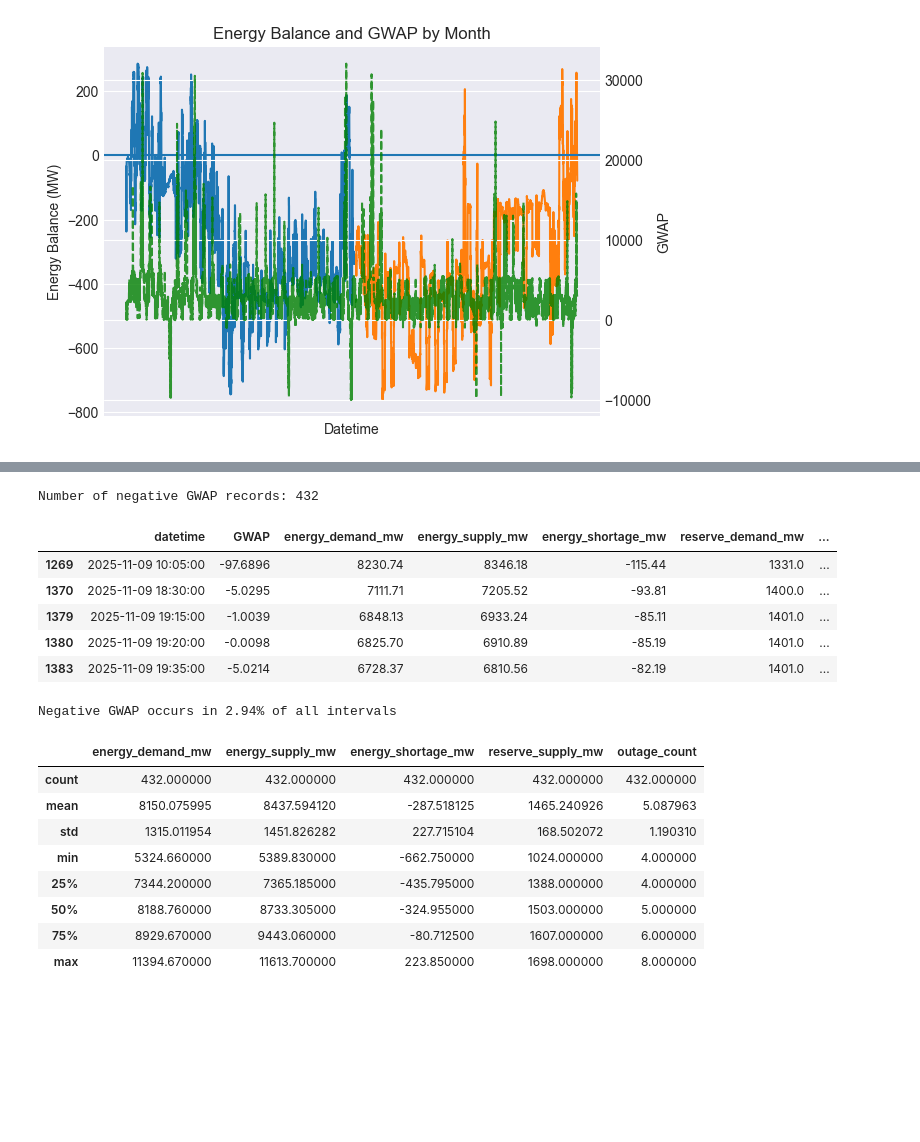
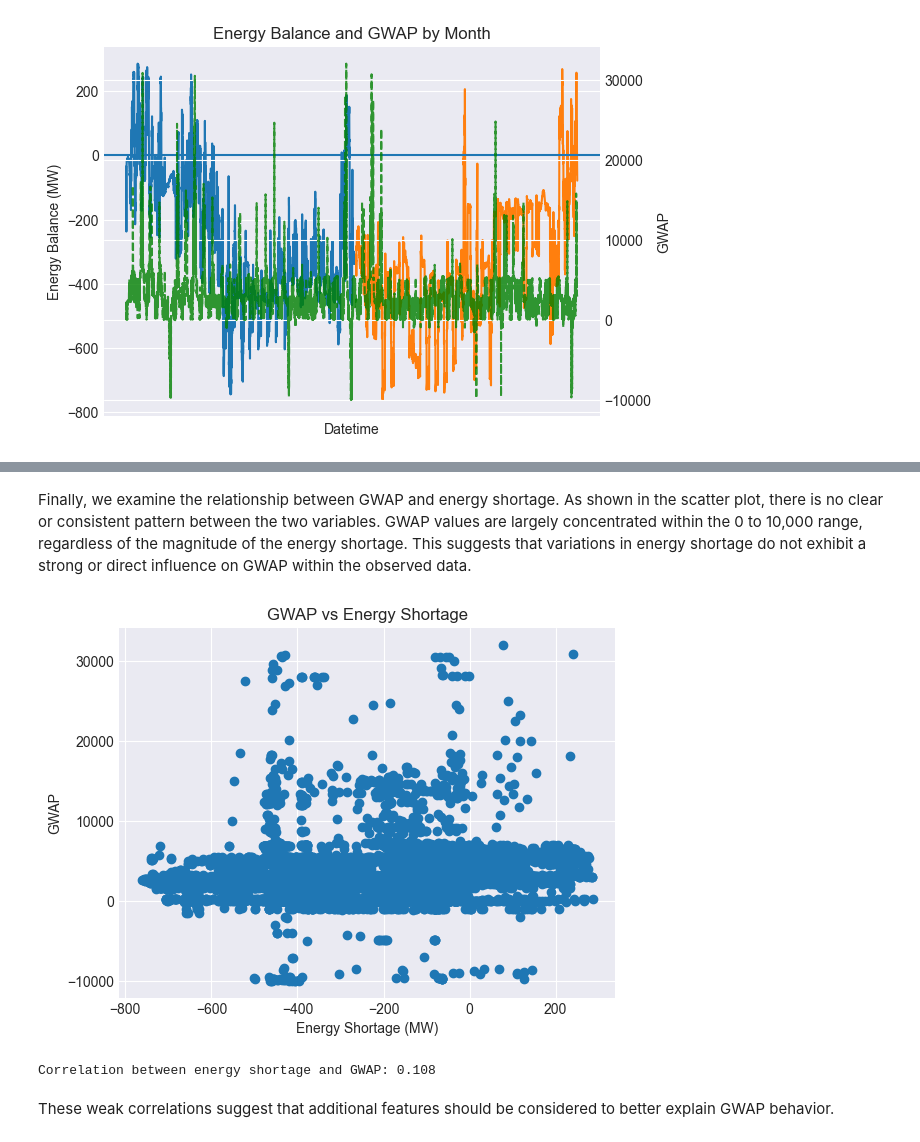
Before and after one commit to haniellejermayn/wesm-price-prediction, a Jupyter notebook: 02_EDA.ipynb, the cells around one changed output, grey strips where cells are left out. Drawn from its saved outputs; the diff is of its cells as text; code cells hidden in the pictures; blank space fills up the shorter version.

```diff
--- a/02_EDA.ipynb
+++ b/02_EDA.ipynb
@@ -318,36 +357,14 @@ Correlation between energy demand and GWAP: 0.439
-# %%
-df_negative_gwap = df[df["GWAP"] < 0].copy()
-
-print(f"Number of negative GWAP records: {len(df_negative_gwap)}")
-df_negative_gwap.head()
-# %% [output]
-Number of negative GWAP records: 432
-|  | datetime | GWAP | energy_demand_mw | energy_supply_mw | energy_shortage_mw | reserve_demand_mw | ... |
-| 1269 | 2025-11-09 10:05:00 | -97.6896 | 8230.74 | 8346.18 | -115.44 | 1331.0 | ... |
-| 1370 | 2025-11-09 18:30:00 | -5.0295 | 7111.71 | 7205.52 | -93.81 | 1400.0 | ... |
-| 1379 | 2025-11-09 19:15:00 | -1.0039 | 6848.13 | 6933.24 | -85.11 | 1401.0 | ... |
-| 1380 | 2025-11-09 19:20:00 | -0.0098 | 6825.70 | 6910.89 | -85.19 | 1401.0 | ... |
-| 1383 | 2025-11-09 19:35:00 | -5.0214 | 6728.37 | 6810.56 | -82.19 | 1401.0 | ... |
-# %%
-negative_ratio = len(df_negative_gwap) / len(df) * 100
-print(f"Negative GWAP occurs in {negative_ratio:.2f}% of all intervals")
-# %% [output]
-Negative GWAP occurs in 2.94% of all intervals
-# %%
-df_negative_gwap[[
-    "energy_demand_mw",
-    "energy_supply_mw",
-    "energy_shortage_mw",
-    "reserve_supply_mw",
-    "outage_count"
-]].describe()
-# %% [output]
-|  | energy_demand_mw | energy_supply_mw | energy_shortage_mw | reserve_supply_mw | outage_count |
-| count | 432.000000 | 432.000000 | 432.000000 | 432.000000 | 432.000000 |
-| mean | 8150.075995 | 8437.594120 | -287.518125 | 1465.240926 | 5.087963 |
-| std | 1315.011954 | 1451.826282 | 227.715104 | 168.502072 | 1.190310 |
-| min | 5324.660000 | 5389.830000 | -662.750000 | 1024.000000 | 4.000000 |
-| 25% | 7344.200000 | 7365.185000 | -435.795000 | 1388.000000 | 4.000000 |
-| 50% | 8188.760000 | 8733.305000 | -324.955000 | 1503.000000 | 5.000000 |
-| 75% | 8929.670000 | 9443.060000 | -80.712500 | 1607.000000 | 6.000000 |
-| max | 11394.670000 | 11613.700000 | 223.850000 | 1698.000000 | 8.000000 |
+# %% [markdown]
+Finally, we examine the relationship between GWAP and energy shortage. As shown in the scatter plot, there is no clear or consistent pattern between the two variables. GWAP values are largely concentrated within the 0 to 10,000 range, regardless of the magnitude of the energy shortage. This suggests that variations in energy shortage do not exhibit a strong or direct influence on GWAP within the observed data.
+# %%
+plt.figure()
+plt.scatter(df["energy_shortage_mw"], df["GWAP"])
+plt.xlabel("Energy Shortage (MW)")
+plt.ylabel("GWAP")
+plt.title("GWAP vs Energy Shortage")
+plt.show()
+# %% [output]
+[figure, added]
+Correlation between energy shortage and GWAP: 0.108
+# %% [markdown]
+These weak correlations suggest that additional features should be considered to better explain GWAP behavior.
```
Also changed, not shown: parts of 7 cells of this notebook.
